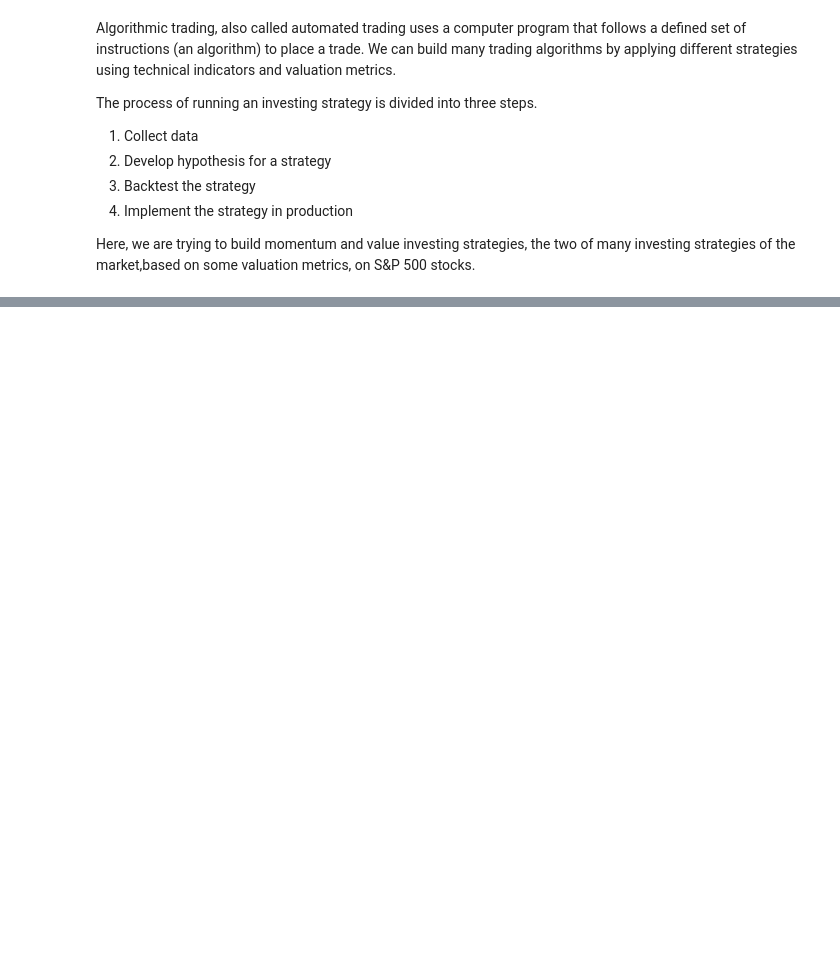
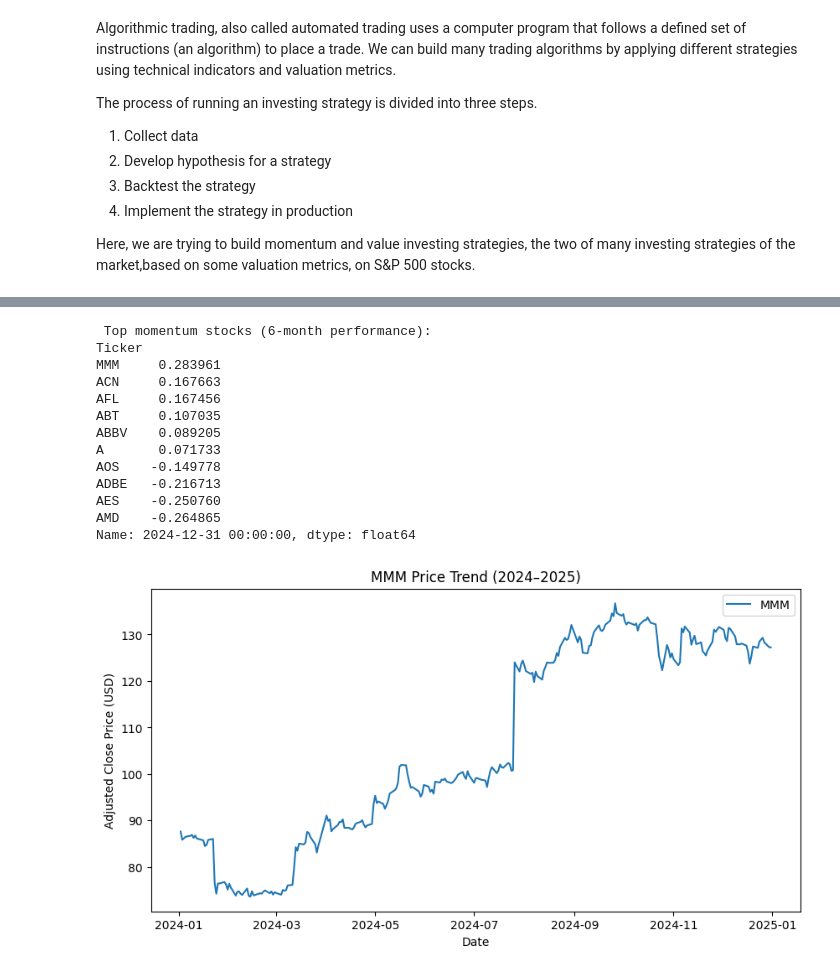
Before and after one commit to Sanjeevani200303/ALGO_TRADE_SYS, a Jupyter notebook: SYS_algo_trading.ipynb, the cells around one changed output, grey strips where cells are left out. Drawn from its saved outputs; the diff is of its cells as text; code cells hidden in the pictures; blank space fills up the shorter version.

```diff
--- a/SYS_algo_trading.ipynb
+++ b/SYS_algo_trading.ipynb
@@ -331,0 +74,38 @@ Thank You!!!
+# %%
+# STEP 5: Calculate Daily Returns
+daily_returns = data.pct_change().dropna()
+
+# STEP 6: Calculate Cumulative Returns
+cumulative_returns = (1 + daily_returns).cumprod() - 1
+
+# STEP 7: Calculate Momentum (e.g., 6-month return)
+momentum_6m = data.pct_change(126)  # 126 trading days ≈ 6 months
+momentum_latest = momentum_6m.iloc[-1].sort_values(ascending=False)
+
+print(" Top momentum stocks (6-month performance):")
+print(momentum_latest.head(10))
+
+
+top_stock = momentum_latest.index[0]
+plt.figure(figsize=(10,5))
+plt.plot(data[top_stock], label=top_stock)
+plt.title(f"{top_stock} Price Trend (2024–2025)")
+plt.xlabel("Date")
+plt.ylabel("Adjusted Close Price (USD)")
+plt.legend()
+plt.show()
+# %% [output]
+ Top momentum stocks (6-month performance):
+Ticker
+MMM     0.283961
+ACN     0.167663
+AFL     0.167456
+ABT     0.107035
+ABBV    0.089205
+A       0.071733
+AOS    -0.149778
+ADBE   -0.216713
+AES    -0.250760
+AMD    -0.264865
+Name: 2024-12-31 00:00:00, dtype: float64
+[figure, added]
```
Also changed, not shown: parts of 48 cells of this notebook.
